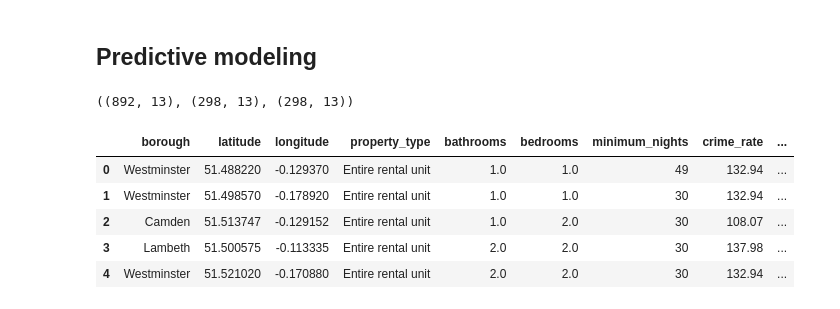
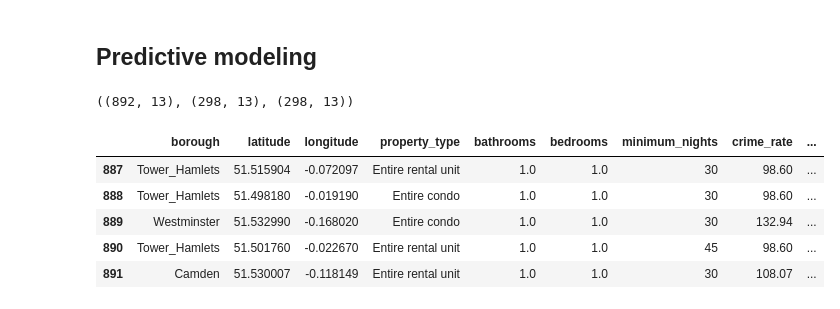
Before and after one commit to capac/short-term-rents-in-london, a Jupyter notebook: data-analysis.ipynb, the cells around one changed output. Saved outputs shown, nothing was run; the diff lists cells and outputs as text; code cells hidden in the pictures.

```diff
--- a/data-analysis.ipynb
+++ b/data-analysis.ipynb
@@ -59,3 +59,4 @@ dtypes: float64(7), int64(1), object(5)
 memory usage: 151.4+ KB
 # %%
 inside_airbnb_df.drop(['room_type', 'nearest_station'], axis=1, inplace=True)
+inside_airbnb_df['borough'].replace({r'\s': r'_'}, regex=True, inplace=True)
@@ -424,12 +432,12 @@ y_train = df_train['price'].copy()
 y_val = df_val['price'].copy()
 y_test = df_test['price'].copy()
 # %%
-X_train.head()
+X_train.tail()
 # %% [output]
 |  | borough | latitude | longitude | property_type | bathrooms | bedrooms | minimum_nights | crime_rate | ... |
-| 0 | Westminster | 51.488220 | -0.129370 | Entire rental unit | 1.0 | 1.0 | 49 | 132.94 | ... |
-| 1 | Westminster | 51.498570 | -0.178920 | Entire rental unit | 1.0 | 1.0 | 30 | 132.94 | ... |
-| 2 | Camden | 51.513747 | -0.129152 | Entire rental unit | 1.0 | 2.0 | 30 | 108.07 | ... |
-| 3 | Lambeth | 51.500575 | -0.113335 | Entire rental unit | 2.0 | 2.0 | 30 | 137.98 | ... |
-| 4 | Westminster | 51.521020 | -0.170880 | Entire rental unit | 2.0 | 2.0 | 30 | 132.94 | ... |
+| 887 | Tower_Hamlets | 51.515904 | -0.072097 | Entire rental unit | 1.0 | 1.0 | 30 | 98.60 | ... |
+| 888 | Tower_Hamlets | 51.498180 | -0.019190 | Entire condo | 1.0 | 1.0 | 30 | 98.60 | ... |
+| 889 | Westminster | 51.532990 | -0.168020 | Entire condo | 1.0 | 1.0 | 30 | 132.94 | ... |
+| 890 | Tower_Hamlets | 51.501760 | -0.022670 | Entire rental unit | 1.0 | 1.0 | 45 | 98.60 | ... |
+| 891 | Camden | 51.530007 | -0.118149 | Entire rental unit | 1.0 | 1.0 | 30 | 108.07 | ... |
 # %%
```
Also changed, not shown: parts of 5 cells of this notebook.
